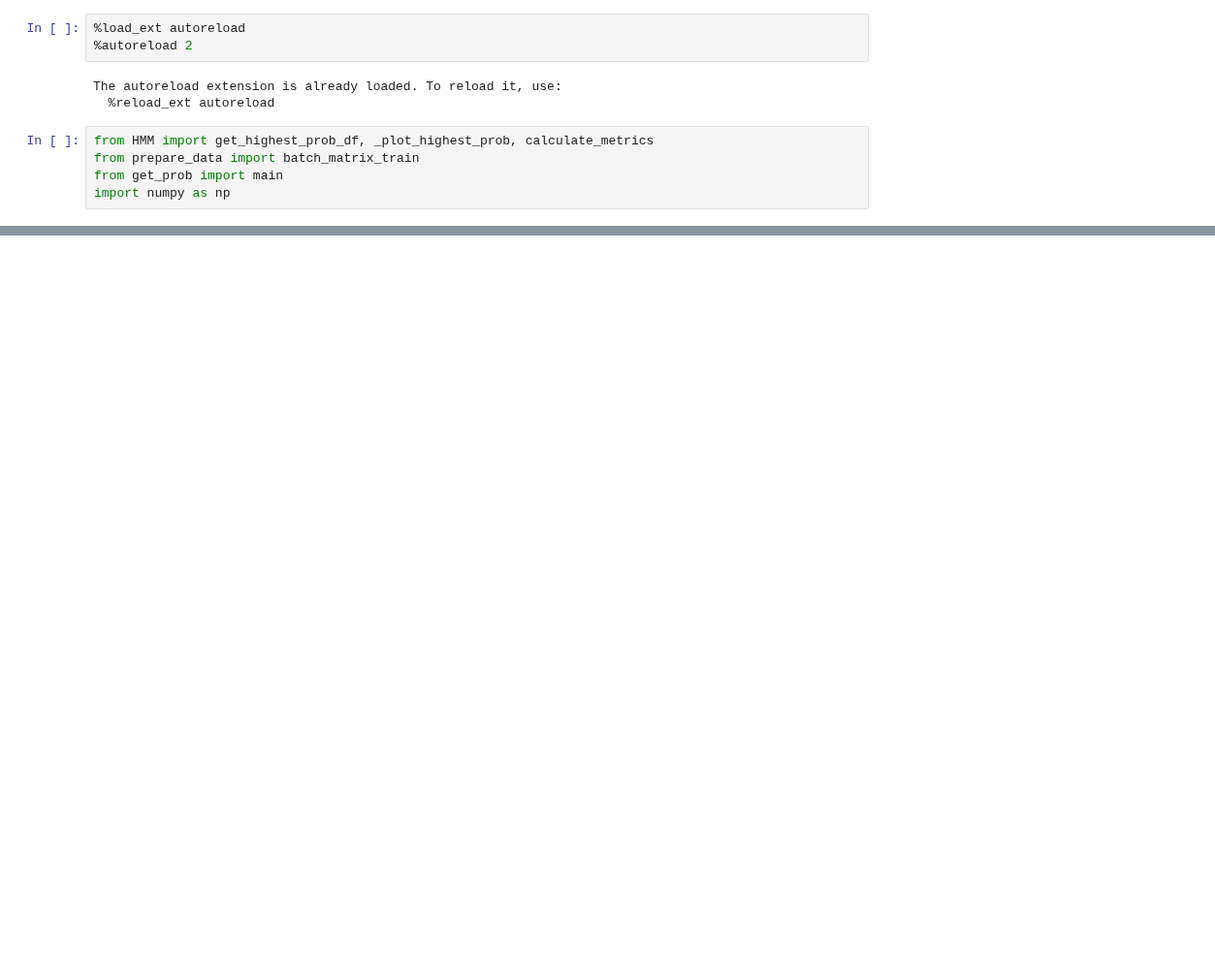
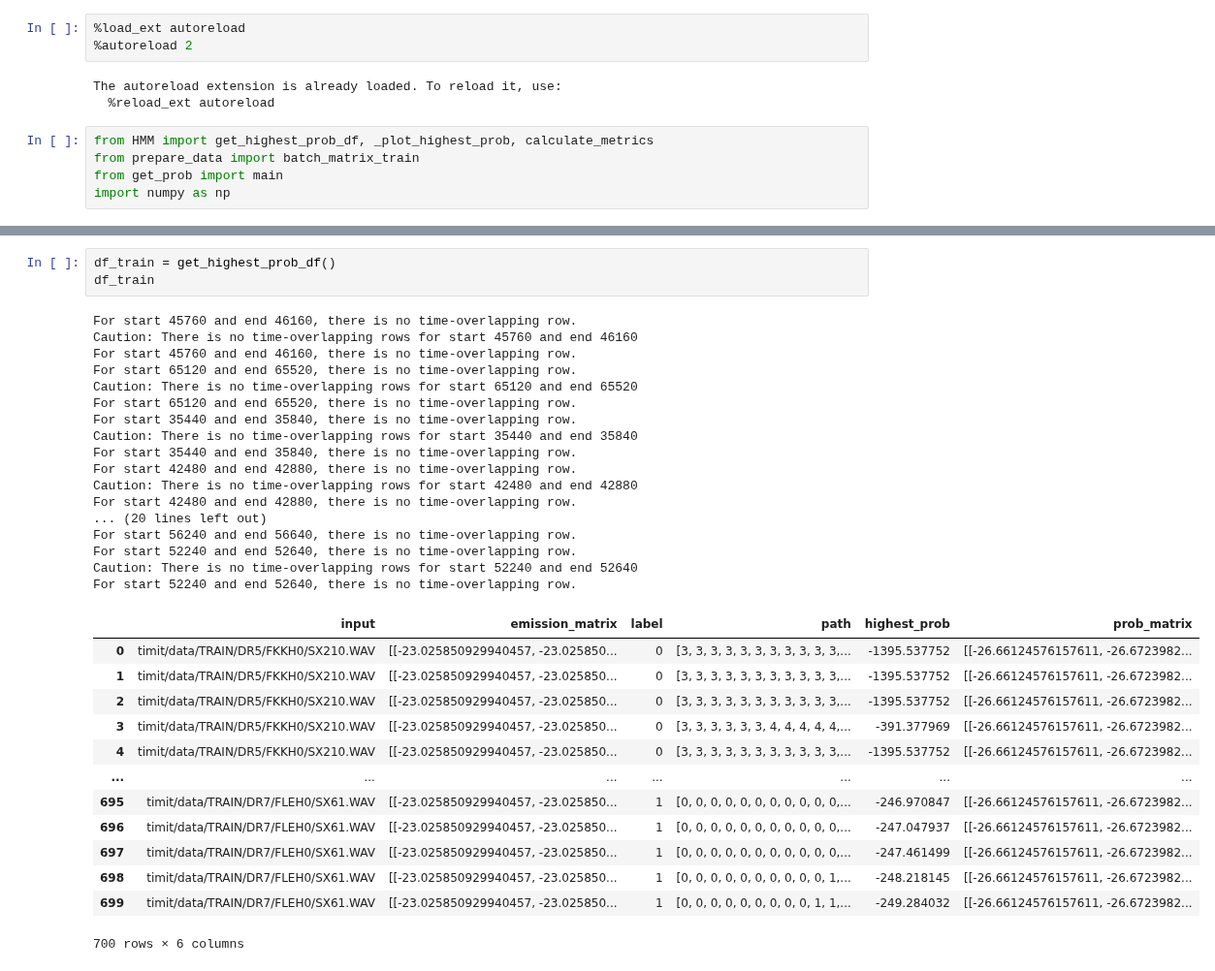
Before and after one commit to jiayan-li/keyword-spotting, a Jupyter notebook: HMM.ipynb, the cells around one changed output, grey strips where cells are left out. Shown at 97% size. Drawn from its saved outputs; the diff is of its cells as text; blank space fills up the shorter version.

```diff
--- a/HMM.ipynb
+++ b/HMM.ipynb
@@ -48 +12,35 @@ df_final
+# %%
+df_train = get_highest_prob_df()
+df_train
+# %% [output]
+For start 45760 and end 46160, there is no time-overlapping row.
+Caution: There is no time-overlapping rows for start 45760 and end 46160
+For start 45760 and end 46160, there is no time-overlapping row.
+For start 65120 and end 65520, there is no time-overlapping row.
+Caution: There is no time-overlapping rows for start 65120 and end 65520
+For start 65120 and end 65520, there is no time-overlapping row.
+For start 35440 and end 35840, there is no time-overlapping row.
+Caution: There is no time-overlapping rows for start 35440 and end 35840
+For start 35440 and end 35840, there is no time-overlapping row.
+For start 42480 and end 42880, there is no time-overlapping row.
+Caution: There is no time-overlapping rows for start 42480 and end 42880
+For start 42480 and end 42880, there is no time-overlapping row.
+... (20 lines left out)
+For start 56240 and end 56640, there is no time-overlapping row.
+For start 52240 and end 52640, there is no time-overlapping row.
+Caution: There is no time-overlapping rows for start 52240 and end 52640
+For start 52240 and end 52640, there is no time-overlapping row.
+|  | input | emission_matrix | label | path | highest_prob | prob_matrix |
+| 0 | timit/data/TRAIN/DR5/FKKH0/SX210.WAV | [[-23.025850929940457, -23.025850... | 0 | [3, 3, 3, 3, 3, 3, 3, 3, 3, 3, 3,... | -1395.537752 | [[-26.66124576157611, -26.6723982... |
+| 1 | timit/data/TRAIN/DR5/FKKH0/SX210.WAV | [[-23.025850929940457, -23.025850... | 0 | [3, 3, 3, 3, 3, 3, 3, 3, 3, 3, 3,... | -1395.537752 | [[-26.66124576157611, -26.6723982... |
+| 2 | timit/data/TRAIN/DR5/FKKH0/SX210.WAV | [[-23.025850929940457, -23.025850... | 0 | [3, 3, 3, 3, 3, 3, 3, 3, 3, 3, 3,... | -1395.537752 | [[-26.66124576157611, -26.6723982... |
+| 3 | timit/data/TRAIN/DR5/FKKH0/SX210.WAV | [[-23.025850929940457, -23.025850... | 0 | [3, 3, 3, 3, 3, 3, 4, 4, 4, 4, 4,... | -391.377969 | [[-26.66124576157611, -26.6723982... |
+| 4 | timit/data/TRAIN/DR5/FKKH0/SX210.WAV | [[-23.025850929940457, -23.025850... | 0 | [3, 3, 3, 3, 3, 3, 3, 3, 3, 3, 3,... | -1395.537752 | [[-26.66124576157611, -26.6723982... |
+| ... | ... | ... | ... | ... | ... | ... |
+| 695 | timit/data/TRAIN/DR7/FLEH0/SX61.WAV | [[-23.025850929940457, -23.025850... | 1 | [0, 0, 0, 0, 0, 0, 0, 0, 0, 0, 0,... | -246.970847 | [[-26.66124576157611, -26.6723982... |
+| 696 | timit/data/TRAIN/DR7/FLEH0/SX61.WAV | [[-23.025850929940457, -23.025850... | 1 | [0, 0, 0, 0, 0, 0, 0, 0, 0, 0, 0,... | -247.047937 | [[-26.66124576157611, -26.6723982... |
+| 697 | timit/data/TRAIN/DR7/FLEH0/SX61.WAV | [[-23.025850929940457, -23.025850... | 1 | [0, 0, 0, 0, 0, 0, 0, 0, 0, 0, 0,... | -247.461499 | [[-26.66124576157611, -26.6723982... |
+| 698 | timit/data/TRAIN/DR7/FLEH0/SX61.WAV | [[-23.025850929940457, -23.025850... | 1 | [0, 0, 0, 0, 0, 0, 0, 0, 0, 0, 1,... | -248.218145 | [[-26.66124576157611, -26.6723982... |
+| 699 | timit/data/TRAIN/DR7/FLEH0/SX61.WAV | [[-23.025850929940457, -23.025850... | 1 | [0, 0, 0, 0, 0, 0, 0, 0, 0, 1, 1,... | -249.284032 | [[-26.66124576157611, -26.6723982... |
+700 rows × 6 columns
 # %%
```
Also changed, not shown: parts of 9 cells of this notebook, 1 other file.
